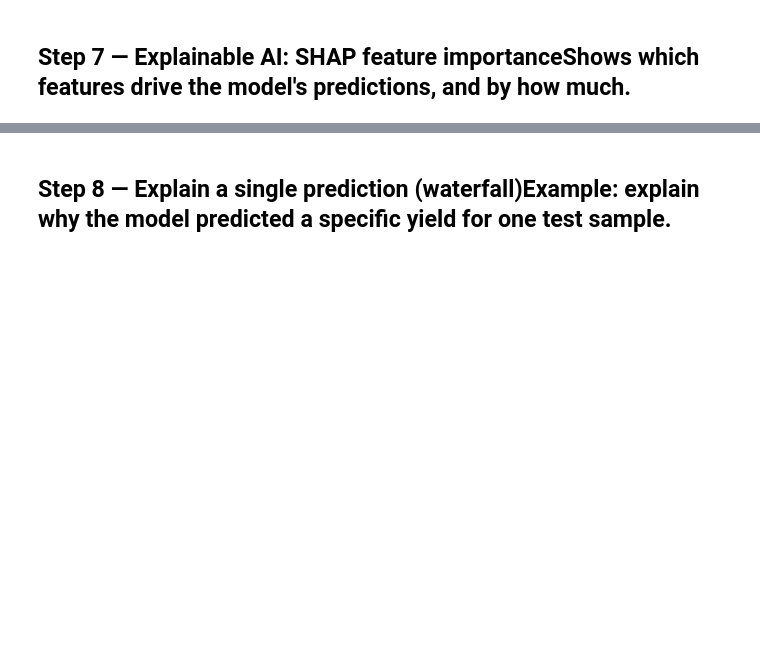
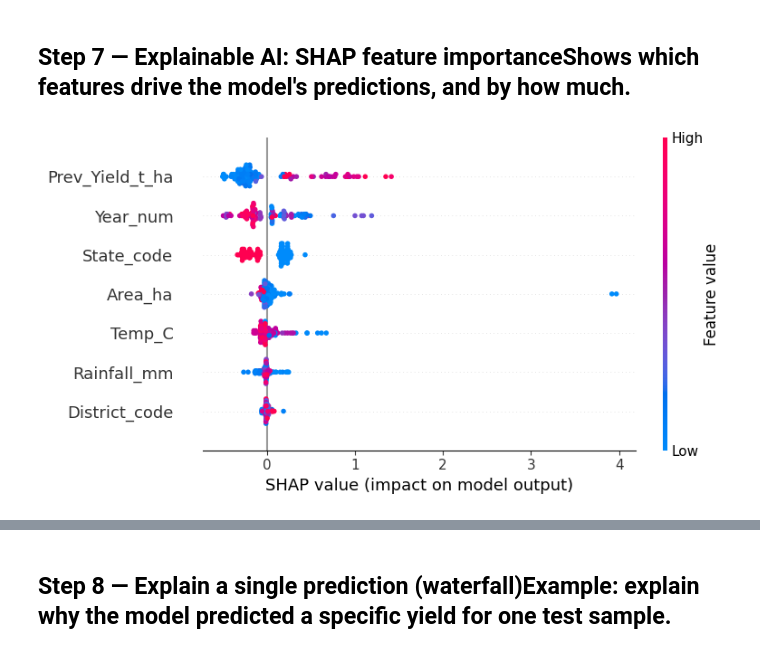
Before and after one commit to Vojeshwini/Black-pepper-disease-detection-using-AI, a Jupyter notebook: PepperAI_Yield_Prediction_Training.ipynb, the cells around one changed output, grey strips where cells are left out. Saved outputs shown, nothing was run; the diff lists cells and outputs as text; code cells hidden in the pictures; blank space fills up the shorter version.

Commit message:
Added yield prediction and recommendation files

```diff
--- a/PepperAI_Yield_Prediction_Training.ipynb
+++ b/PepperAI_Yield_Prediction_Training.ipynb
@@ -182,9 +182,8 @@ Final dataset with weather: 659 rows
 df = df.sort_values(['District', 'Year_num'])
 df['Prev_Yield_t_ha'] = df.groupby('District')['Yield_t_ha'].shift(1)
 
-before = len(df)
-df_model = df.dropna(subset=['Prev_Yield_t_ha'])
-print(f"Dropped {before - len(df_model)} rows with no previous-year yield (first year per district)")
+df_model = df.dropna(subset=['Prev_Yield_t_ha']).copy()
+
 print(f"Final modeling dataset: {len(df_model)} rows")
 
 df_model['District_code'] = df_model['District'].astype('category').cat.codes
@@ -270,11 +265,13 @@ plt.show()
 # %%
 import shap
 
-explainer = shap.TreeExplainer(model)
-shap_values = explainer.shap_values(X_test)
+explainer = shap.Explainer(model.predict, X_train)
+shap_values = explainer(X_test)
 
-shap.summary_plot(shap_values, X_test, show=False)
+shap.summary_plot(shap_values.values, X_test, show=False)
 plt.tight_layout()
 plt.savefig('shap_summary.png', dpi=120)
 plt.show()
+# %% [output]
+[figure, added]
 # %%
```
Also changed, not shown: parts of 7 cells of this notebook, 7 other files.
